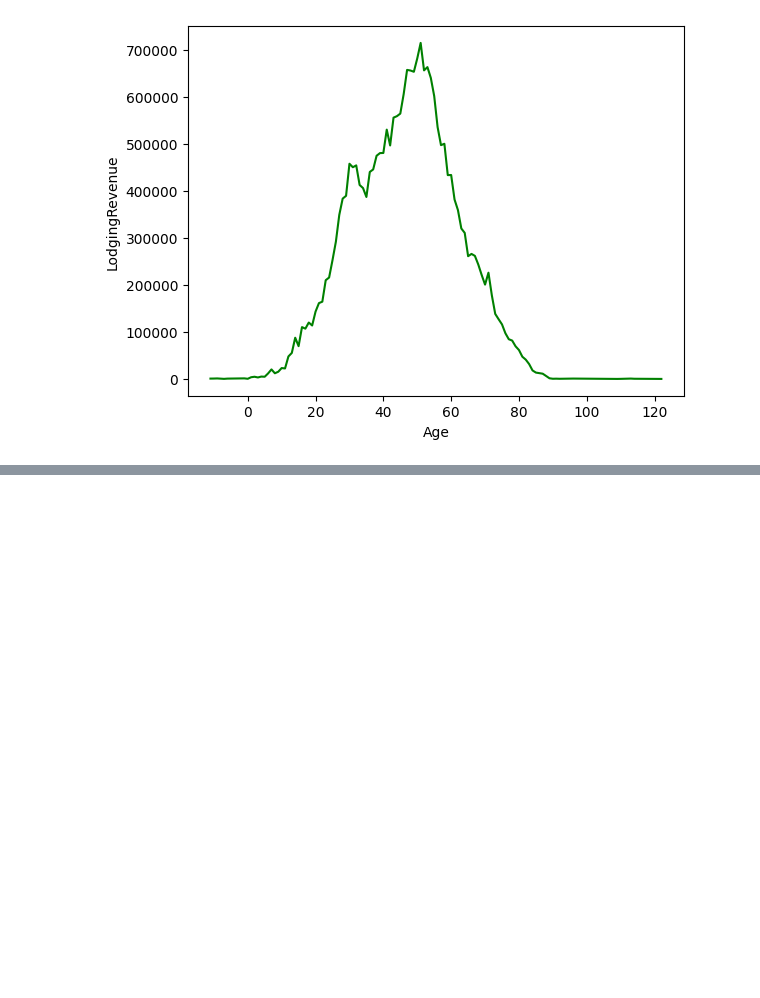
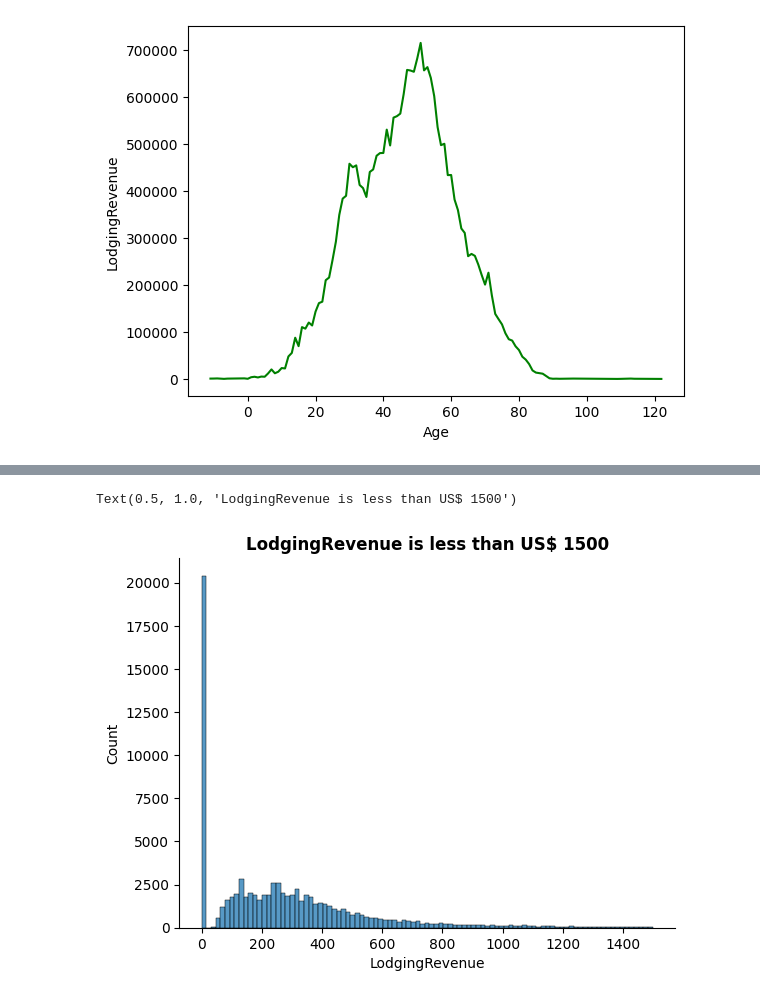
Before and after one commit to wolneihd/udemy_matplotlib_seaborn, a Jupyter notebook: secao_07_hotel.ipynb, the cells around one changed output, grey strips where cells are left out. Saved outputs shown, nothing was run; the diff lists cells and outputs as text; code cells hidden in the pictures; blank space fills up the shorter version.

```diff
--- a/secao_07_hotel.ipynb
+++ b/secao_07_hotel.ipynb
@@ -17,0 +25,8 @@ sns.lineplot(
+# %%
+lodgind_revenue_less_1500 = hotels[hotels['LodgingRevenue'] < 1500]['LodgingRevenue'].sort_values()
+sns.histplot(lodgind_revenue_less_1500)
+sns.despine()
+plt.title('LodgingRevenue is less than US$ 1500', weight='bold')
+# %% [output]
+Text(0.5, 1.0, 'LodgingRevenue is less than US$ 1500')
+[figure, added]
```
Also changed, not shown: parts of 9 cells of this notebook, 1 other file.
